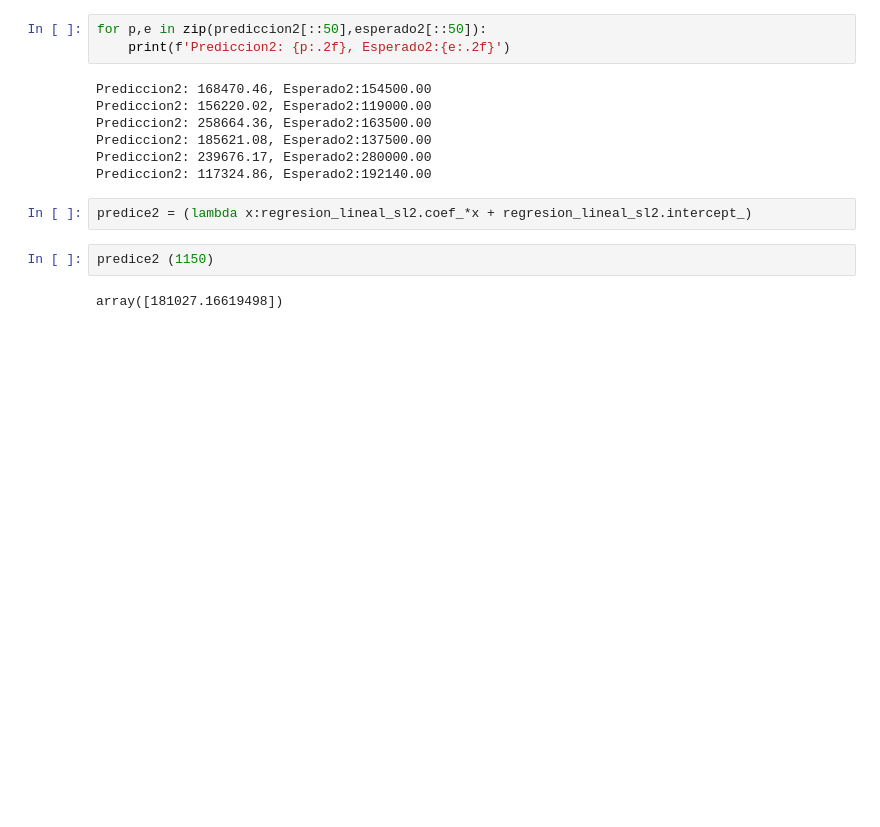
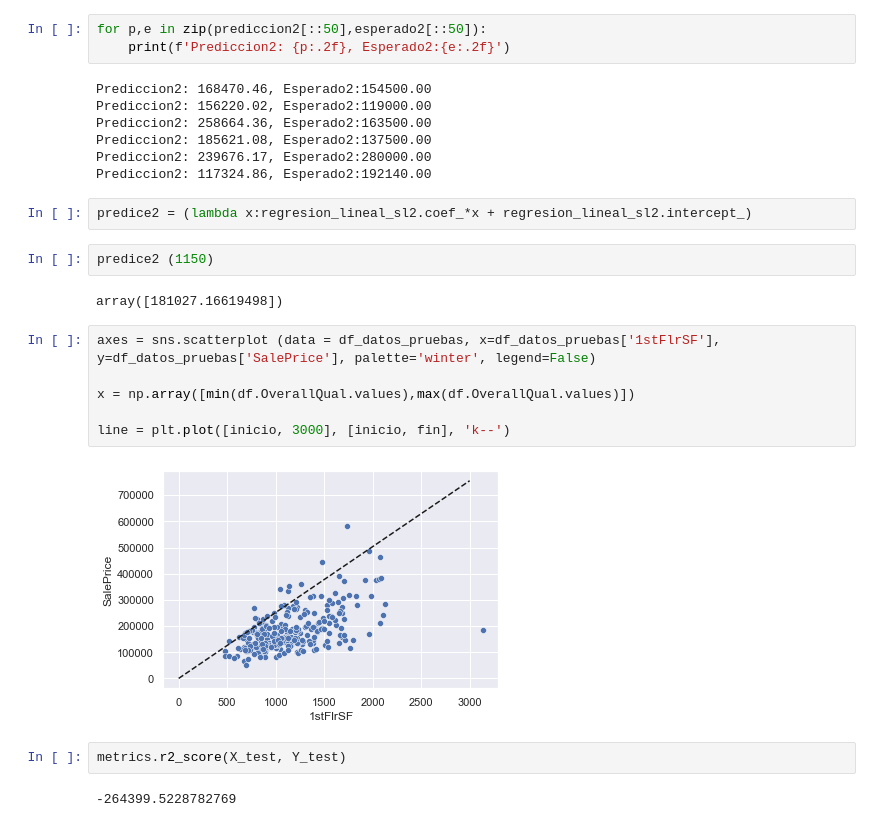
Before and after one commit to efunezs202/Galileo_EFS, a Jupyter notebook: ProyectoFinalEFS20032042.ipynb, the cells around one changed output. Drawn from its saved outputs; the diff is of its cells as text; blank space fills up the shorter version.

```diff
--- a/ProyectoFinalEFS20032042.ipynb
+++ b/ProyectoFinalEFS20032042.ipynb
@@ -891,3 +788,15 @@ predice2 = (lambda x:regresion_lineal_sl2.coef_*x + regresion_lineal_sl2.interce
 predice2 (1150)
 # %% [output]
 array([181027.16619498])
+# %%
+axes = sns.scatterplot (data = df_datos_pruebas, x=df_datos_pruebas['1stFlrSF'], y=df_datos_pruebas['SalePrice'], palette='winter', legend=False)
+
+x = np.array([min(df.OverallQual.values),max(df.OverallQual.values)])
+
+line = plt.plot([inicio, 3000], [inicio, fin], 'k--')
+# %% [output]
+[figure, added]
+# %%
+metrics.r2_score(X_test, Y_test)
+# %% [output]
+-264399.5228782769
```
Also changed, not shown: parts of 21 cells of this notebook.
